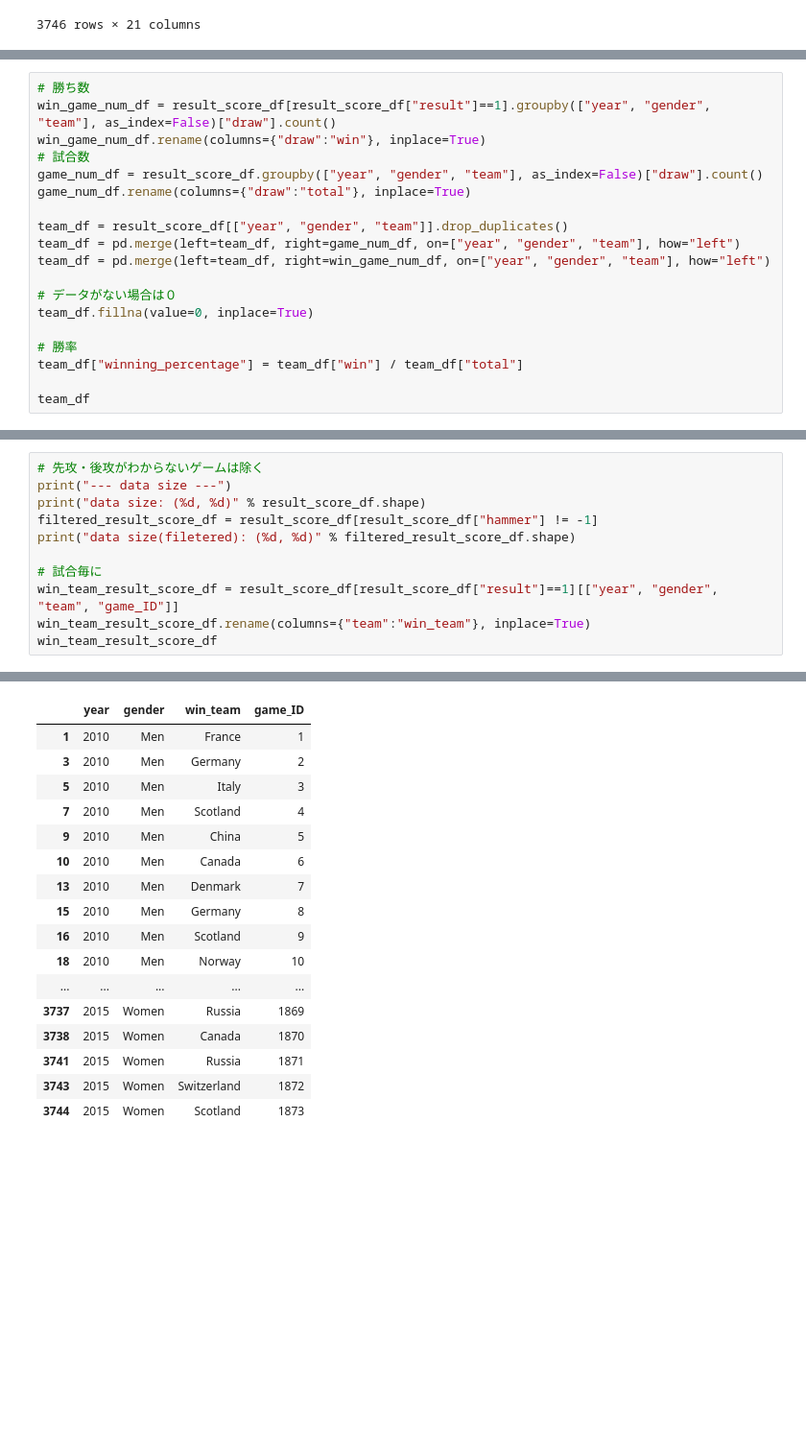
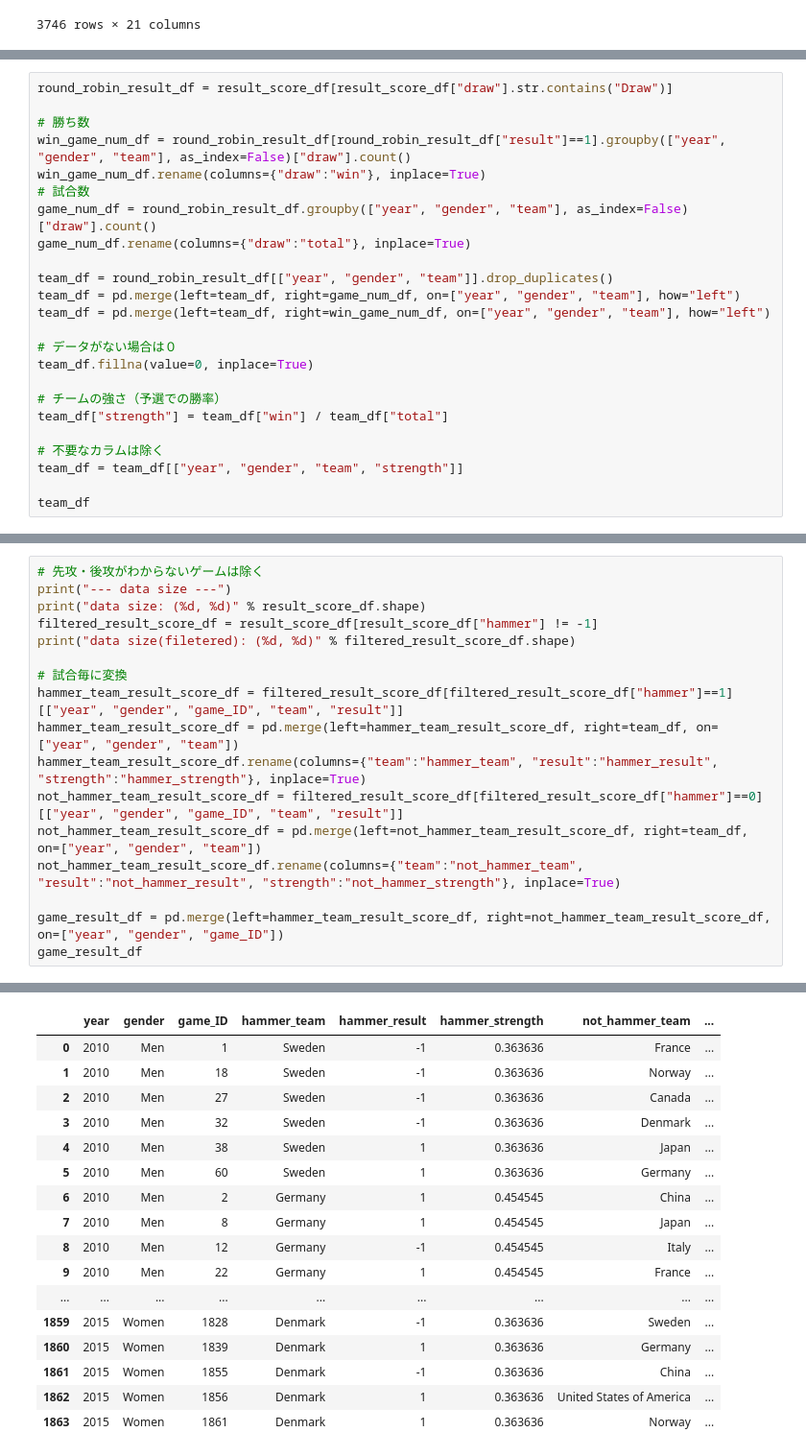
Before and after one commit to curlyst/Curling, a Jupyter notebook: 04_PropensityScore.ipynb, the cells around one changed output, grey strips where cells are left out. Shown: that part at 96% size. Drawn from its saved outputs; the diff is of its cells as text; blank space fills up the shorter version.

```diff
--- a/04_PropensityScore.ipynb
+++ b/04_PropensityScore.ipynb
@@ -42,20 +44,25 @@ result_score_df
 # %%
+round_robin_result_df = result_score_df[result_score_df["draw"].str.contains("Draw")]
+
 # 勝ち数
-win_game_num_df = result_score_df[result_score_df["result"]==1].groupby(["year", "gender", "team"], as_index=False)["draw"].count()
+win_game_num_df = round_robin_result_df[round_robin_result_df["result"]==1].groupby(["year", "gender", "team"], as_index=False)["draw"].count()
 win_game_num_df.rename(columns={"draw":"win"}, inplace=True)
 # 試合数
-game_num_df = result_score_df.groupby(["year", "gender", "team"], as_index=False)["draw"].count()
+game_num_df = round_robin_result_df.groupby(["year", "gender", "team"], as_index=False)["draw"].count()
 game_num_df.rename(columns={"draw":"total"}, inplace=True)
 
-team_df = result_score_df[["year", "gender", "team"]].drop_duplicates()
+team_df = round_robin_result_df[["year", "gender", "team"]].drop_duplicates()
 team_df = pd.merge(left=team_df, right=game_num_df, on=["year", "gender", "team"], how="left")
 team_df = pd.merge(left=team_df, right=win_game_num_df, on=["year", "gender", "team"], how="left")
 
 # データがない場合は０
 team_df.fillna(value=0, inplace=True)
 
-# 勝率
-team_df["winning_percentage"] = team_df["win"] / team_df["total"]
+# チームの強さ（予選での勝率）
+team_df["strength"] = team_df["win"] / team_df["total"]
+
+# 不要なカラムは除く
+team_df = team_df[["year", "gender", "team", "strength"]]
 
 team_df
 # %% [output]
@@ -80,32 +89,38 @@ team_df
 # %%
 # 先攻・後攻がわからないゲームは除く
 print("--- data size ---")
 print("data size: (%d, %d)" % result_score_df.shape)
 filtered_result_score_df = result_score_df[result_score_df["hammer"] != -1]
 print("data size(filetered): (%d, %d)" % filtered_result_score_df.shape)
 
-# 試合毎に
-win_team_result_score_df = result_score_df[result_score_df["result"]==1][["year", "gender", "team", "game_ID"]]
-win_team_result_score_df.rename(columns={"team":"win_team"}, inplace=True)
-win_team_result_score_df
+# 試合毎に変換
+hammer_team_result_score_df = filtered_result_score_df[filtered_result_score_df["hammer"]==1][["year", "gender", "game_ID", "team", "result"]]
+hammer_team_result_score_df = pd.merge(left=hammer_team_result_score_df, right=team_df, on=["year", "gender", "team"])
+hammer_team_result_score_df.rename(columns={"team":"hammer_team", "result":"hammer_result", "strength":"hammer_strength"}, inplace=True)
+not_hammer_team_result_score_df = filtered_result_score_df[filtered_result_score_df["hammer"]==0][["year", "gender", "game_ID", "team", "result"]]
+not_hammer_team_result_score_df = pd.merge(left=not_hammer_team_result_score_df, right=team_df, on=["year", "gender", "team"])
+not_hammer_team_result_score_df.rename(columns={"team":"not_hammer_team", "result":"not_hammer_result", "strength":"not_hammer_strength"}, inplace=True)
+
+game_result_df = pd.merge(left=hammer_team_result_score_df, right=not_hammer_team_result_score_df, on=["year", "gender", "game_ID"])
+game_result_df
 # %% [output]
 --- data size ---
 data size: (3746, 21)
 data size(filetered): (3728, 21)
-|  | year | gender | win_team | game_ID |
-| 1 | 2010 | Men | France | 1 |
-| 3 | 2010 | Men | Germany | 2 |
-| 5 | 2010 | Men | Italy | 3 |
-| 7 | 2010 | Men | Scotland | 4 |
-| 9 | 2010 | Men | China | 5 |
-| 10 | 2010 | Men | Canada | 6 |
-| 13 | 2010 | Men | Denmark | 7 |
-| 15 | 2010 | Men | Germany | 8 |
-| 16 | 2010 | Men | Scotland | 9 |
-| 18 | 2010 | Men | Norway | 10 |
-| ... | ... | ... | ... | ... |
-| 3737 | 2015 | Women | Russia | 1869 |
-| 3738 | 2015 | Women | Canada | 1870 |
-| 3741 | 2015 | Women | Russia | 1871 |
-| 3743 | 2015 | Women | Switzerland | 1872 |
-| 3744 | 2015 | Women | Scotland | 1873 |
+|  | year | gender | game_ID | hammer_team | hammer_result | hammer_strength | not_hammer_team | ... |
+| 0 | 2010 | Men | 1 | Sweden | -1 | 0.363636 | France | ... |
+| 1 | 2010 | Men | 18 | Sweden | -1 | 0.363636 | Norway | ... |
+| 2 | 2010 | Men | 27 | Sweden | -1 | 0.363636 | Canada | ... |
+| 3 | 2010 | Men | 32 | Sweden | -1 | 0.363636 | Denmark | ... |
+| 4 | 2010 | Men | 38 | Sweden | 1 | 0.363636 | Japan | ... |
+| 5 | 2010 | Men | 60 | Sweden | 1 | 0.363636 | Germany | ... |
+| 6 | 2010 | Men | 2 | Germany | 1 | 0.454545 | China | ... |
+| 7 | 2010 | Men | 8 | Germany | 1 | 0.454545 | Japan | ... |
+| 8 | 2010 | Men | 12 | Germany | -1 | 0.454545 | Italy | ... |
+| 9 | 2010 | Men | 22 | Germany | 1 | 0.454545 | France | ... |
+| ... | ... | ... | ... | ... | ... | ... | ... | ... |
+| 1859 | 2015 | Women | 1828 | Denmark | -1 | 0.363636 | Sweden | ... |
+| 1860 | 2015 | Women | 1839 | Denmark | 1 | 0.363636 | Germany | ... |
+| 1861 | 2015 | Women | 1855 | Denmark | -1 | 0.363636 | China | ... |
+| 1862 | 2015 | Women | 1856 | Denmark | 1 | 0.363636 | United States of America | ... |
+| 1863 | 2015 | Women | 1861 | Denmark | 1 | 0.363636 | Norway | ... |
```
Also changed, not shown: parts of 24 cells of this notebook.
